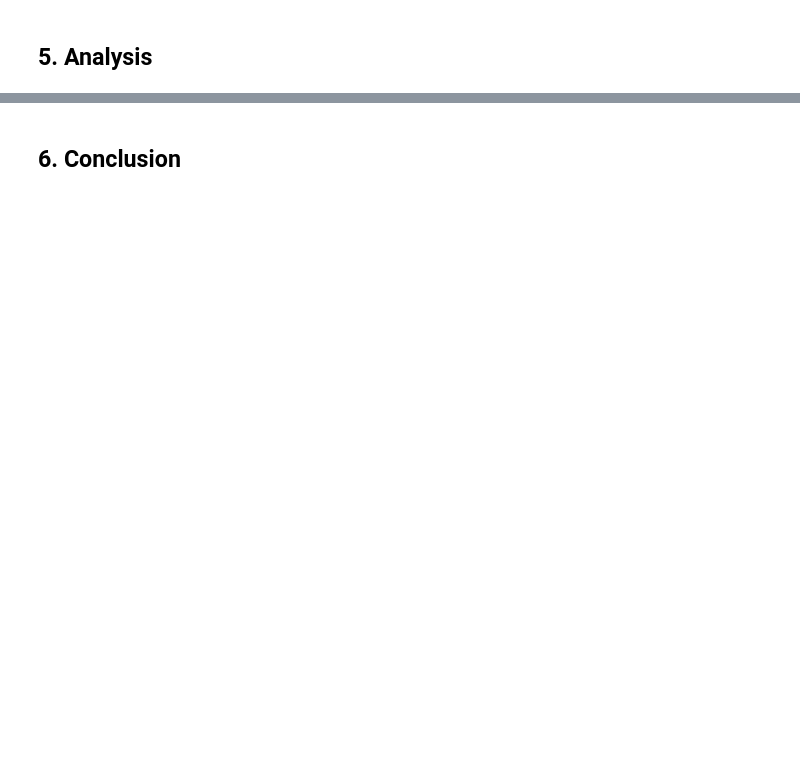
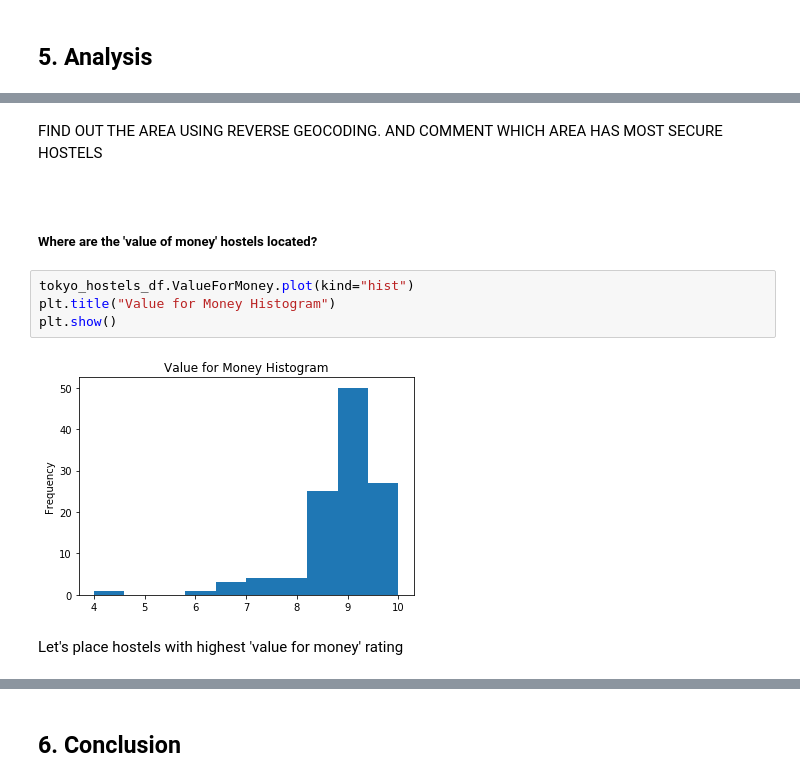
Before and after one commit to Haris-Ignatiadis/IBM-Data-Science-Capstone, a Jupyter notebook: Battle of Neighborhoods/The Battle of the Neighborhoods.ipynb, the cells around one changed output, grey strips where cells are left out. Drawn from its saved outputs; the diff is of its cells as text; blank space fills up the shorter version.

```diff
--- a/Battle of Neighborhoods/The Battle of the Neighborhoods.ipynb
+++ b/Battle of Neighborhoods/The Battle of the Neighborhoods.ipynb
@@ -65,0 +570,14 @@ Second, I will combine the above data with the land price for the area in which
+# %% [markdown]
+FIND OUT THE AREA USING REVERSE GEOCODING. AND COMMENT WHICH AREA HAS MOST SECURE HOSTELS
+# %% [markdown]
+<br>
+
+##### Where are the 'value of money' hostels located?
+# %%
+tokyo_hostels_df.ValueForMoney.plot(kind="hist")
+plt.title("Value for Money Histogram")
+plt.show()
+# %% [output]
+[figure, added]
+# %% [markdown]
+Let's place hostels with highest 'value for money' rating
```
Also changed, not shown: parts of 150 cells of this notebook, 4 other files.
